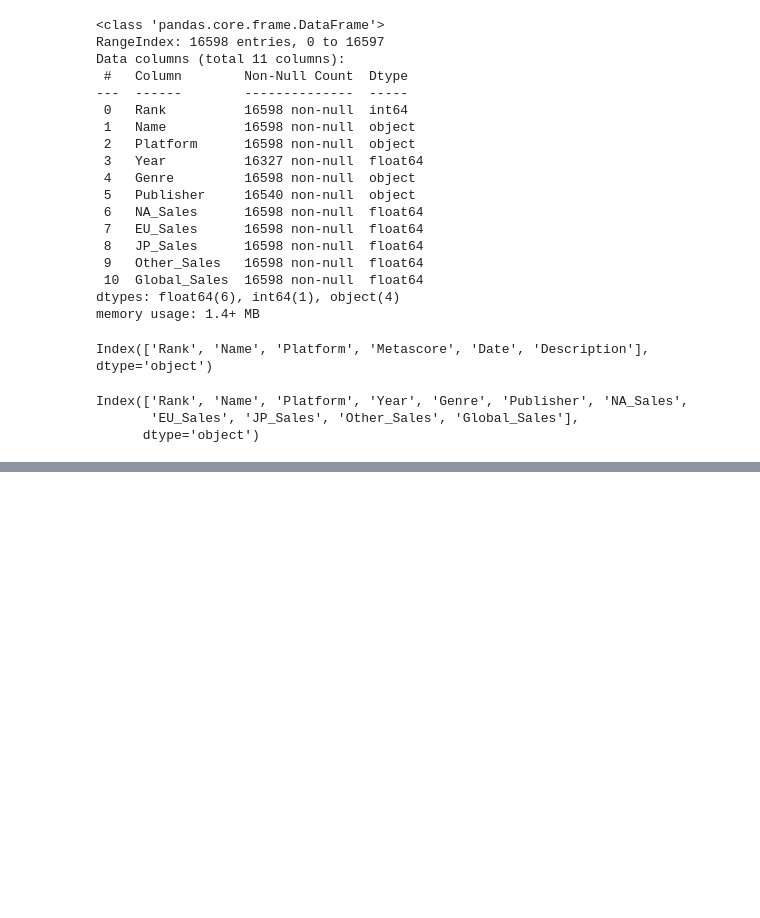
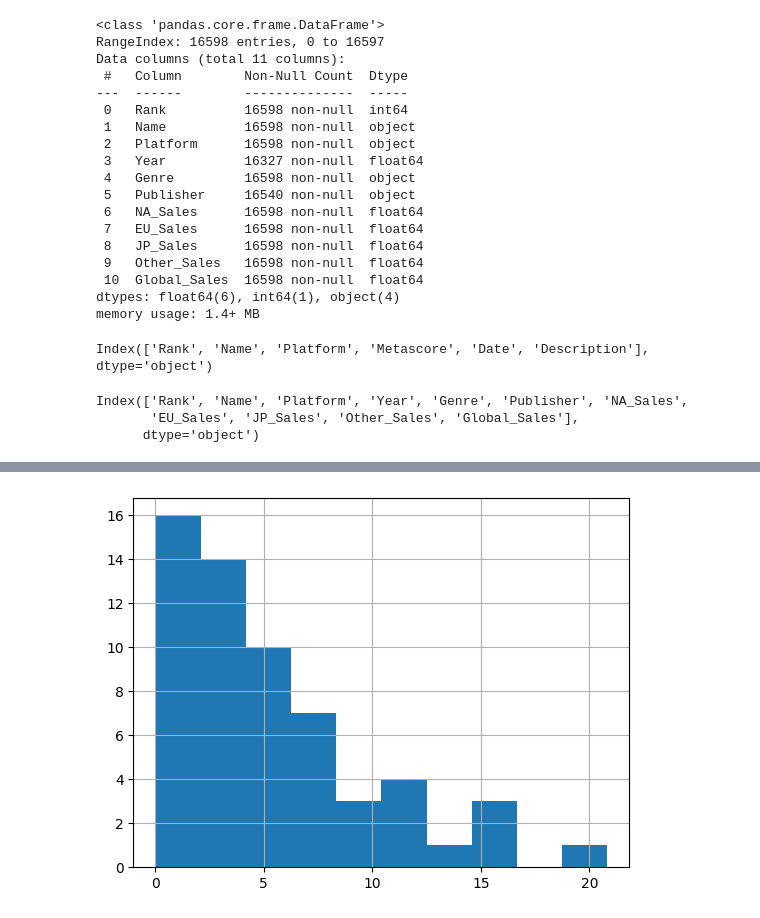
Before and after one commit to Fionn-2K/houdiniUtils, a Jupyter notebook: dataset_plots.ipynb, the cells around one changed output, grey strips where cells are left out. Drawn from its saved outputs; the diff is of its cells as text; code cells hidden in the pictures; blank space fills up the shorter version.

```diff
--- a/dataset_plots.ipynb
+++ b/dataset_plots.ipynb
@@ -178,0 +204,4 @@ merged_data.head()
+# %%
+merged_data["Global_Sales"].hist();
+# %% [output]
+[figure, added]
```
Also changed, not shown: parts of 5 cells of this notebook.
